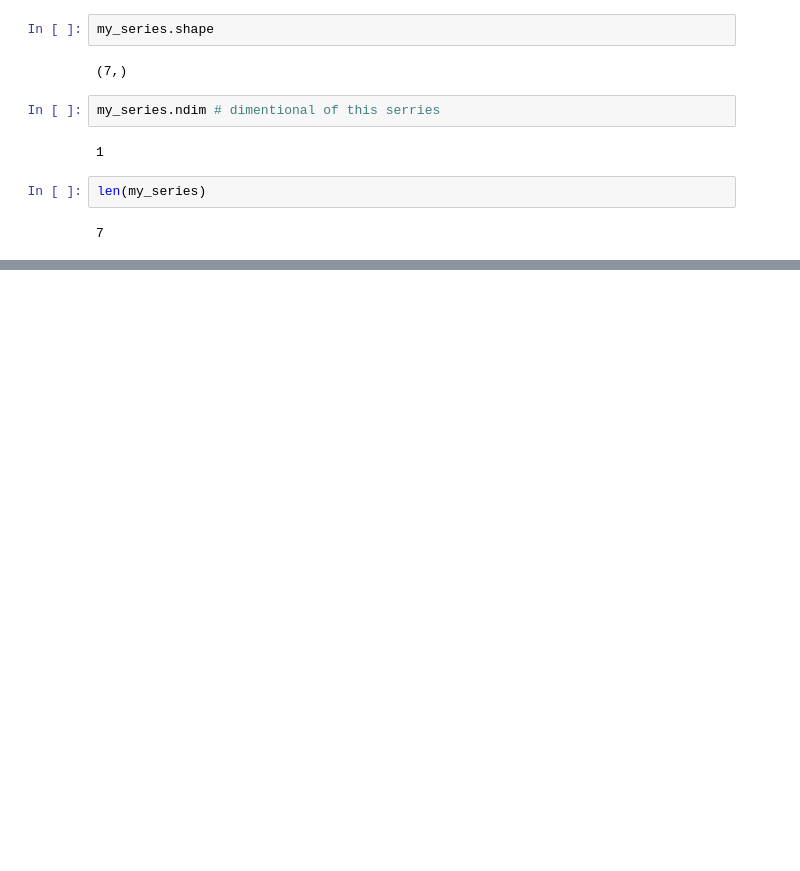
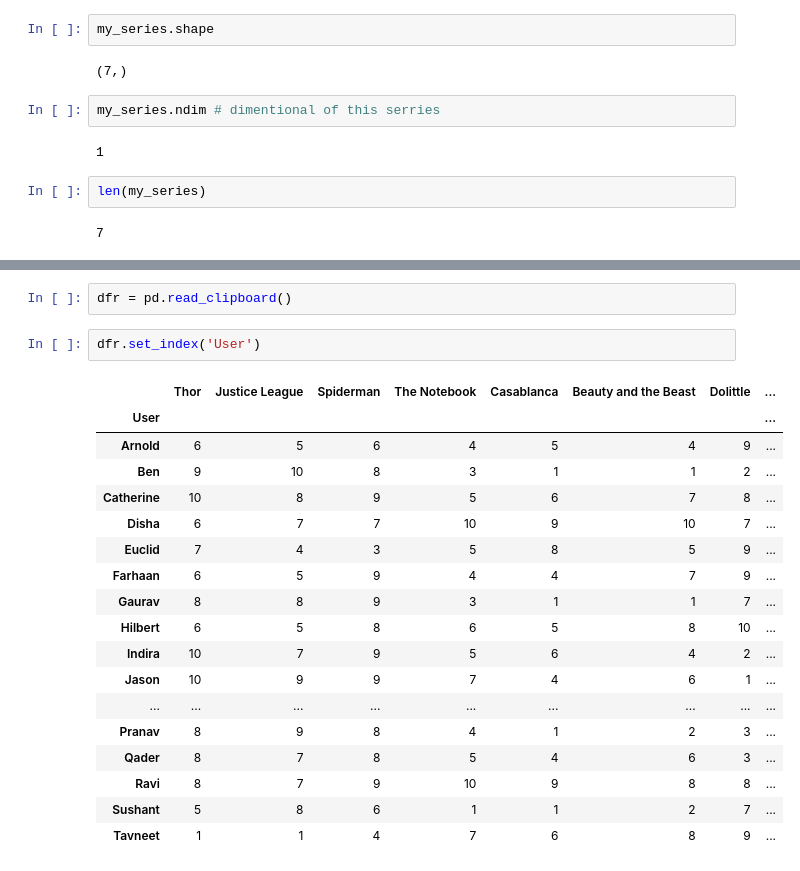
Before and after one commit to anishverma870/data-analytics-PYTHON, a Jupyter notebook: library/pandas/PANDAS.ipynb, the cells around one changed output, grey strips where cells are left out. Cells and saved outputs as stored; diff of their text form; blank space fills up the shorter version.

```diff
--- a/library/pandas/PANDAS.ipynb
+++ b/library/pandas/PANDAS.ipynb
@@ -74,0 +217,23 @@ len(my_series)
+# %%
+dfr = pd.read_clipboard()
+# %%
+dfr.set_index('User')
+# %% [output]
+|  | Thor | Justice League | Spiderman | The Notebook | Casablanca | Beauty and the Beast | Dolittle | ... |
+| User |  |  |  |  |  |  |  | ... |
+| Arnold | 6 | 5 | 6 | 4 | 5 | 4 | 9 | ... |
+| Ben | 9 | 10 | 8 | 3 | 1 | 1 | 2 | ... |
+| Catherine | 10 | 8 | 9 | 5 | 6 | 7 | 8 | ... |
+| Disha | 6 | 7 | 7 | 10 | 9 | 10 | 7 | ... |
+| Euclid | 7 | 4 | 3 | 5 | 8 | 5 | 9 | ... |
+| Farhaan | 6 | 5 | 9 | 4 | 4 | 7 | 9 | ... |
+| Gaurav | 8 | 8 | 9 | 3 | 1 | 1 | 7 | ... |
+| Hilbert | 6 | 5 | 8 | 6 | 5 | 8 | 10 | ... |
+| Indira | 10 | 7 | 9 | 5 | 6 | 4 | 2 | ... |
+| Jason | 10 | 9 | 9 | 7 | 4 | 6 | 1 | ... |
+| ... | ... | ... | ... | ... | ... | ... | ... | ... |
+| Pranav | 8 | 9 | 8 | 4 | 1 | 2 | 3 | ... |
+| Qader | 8 | 7 | 8 | 5 | 4 | 6 | 3 | ... |
+| Ravi | 8 | 7 | 9 | 10 | 9 | 8 | 8 | ... |
+| Sushant | 5 | 8 | 6 | 1 | 1 | 2 | 7 | ... |
+| Tavneet | 1 | 1 | 4 | 7 | 6 | 8 | 9 | ... |
```
Also changed, not shown: parts of 42 cells of this notebook, 3 other files.
